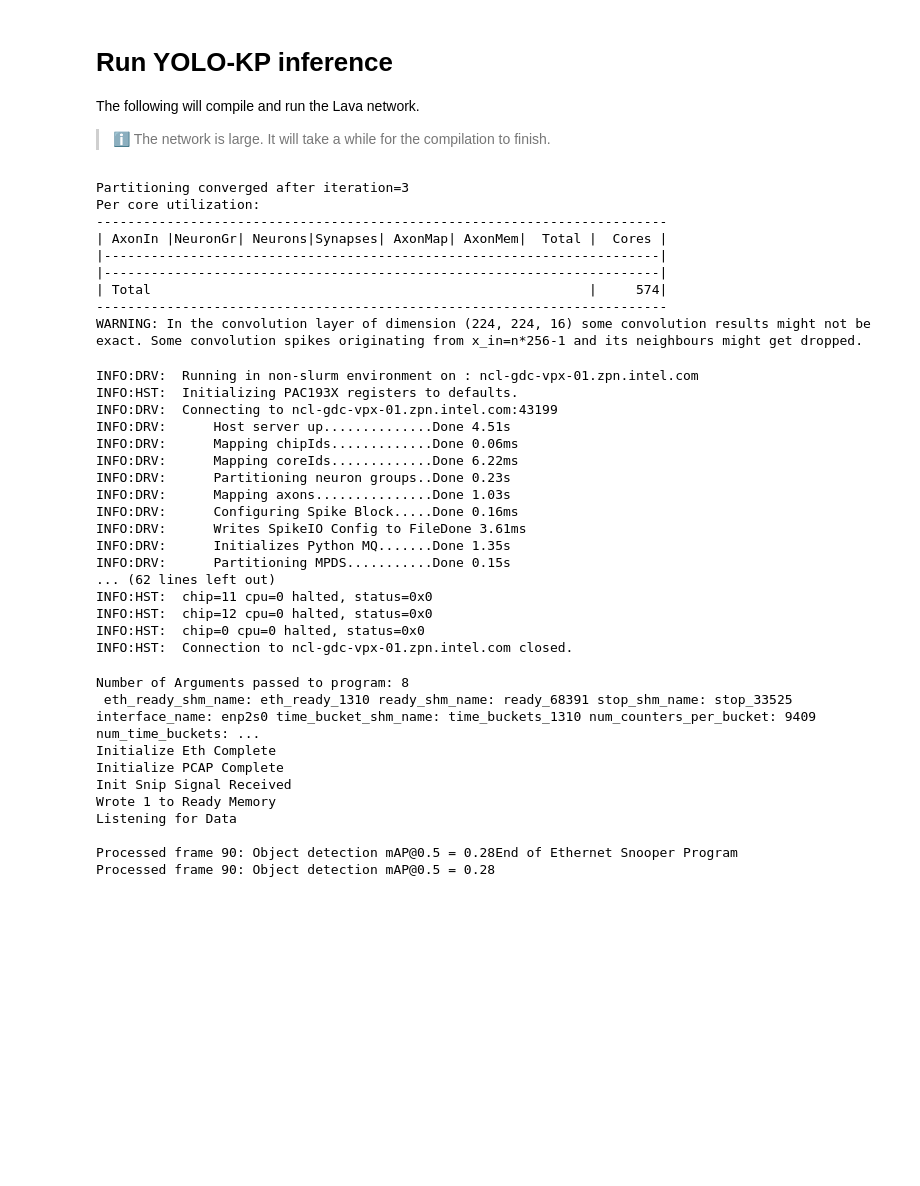
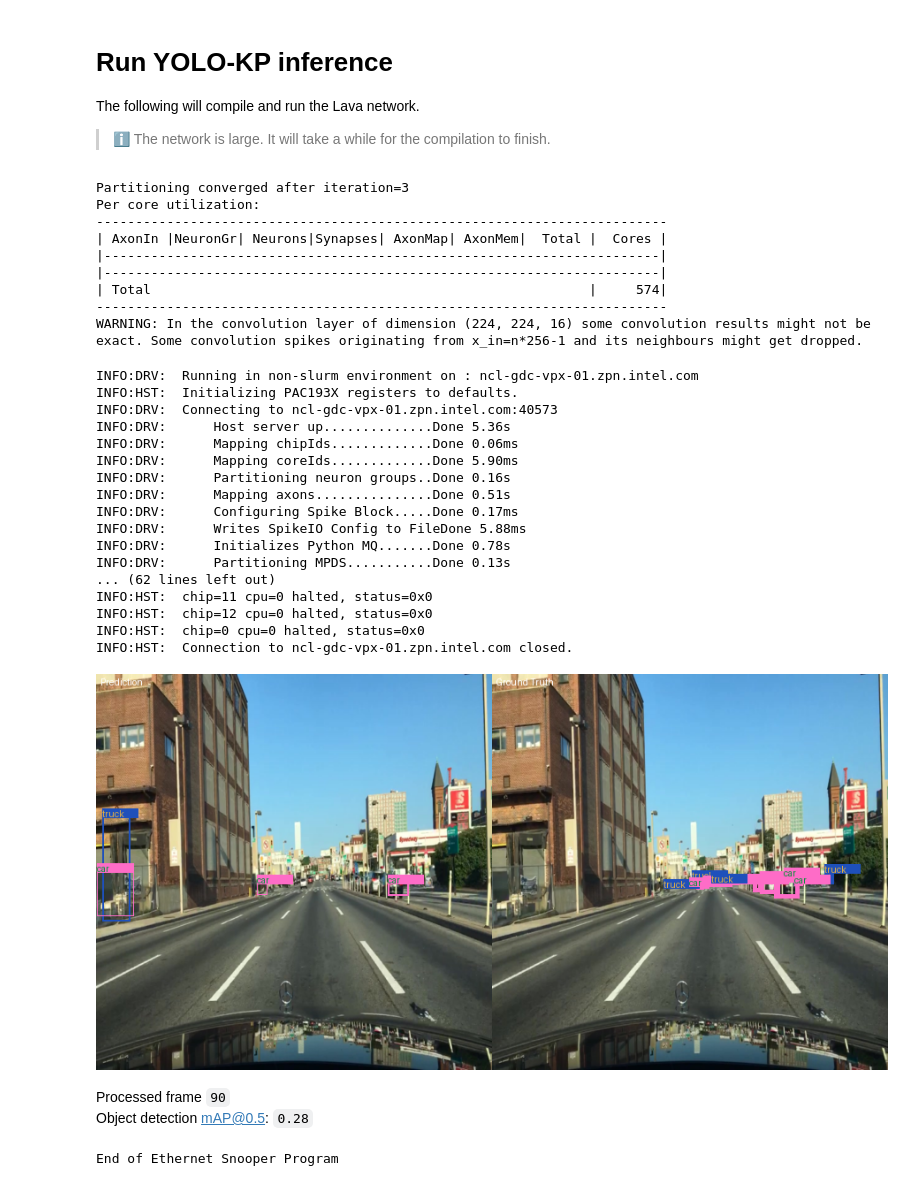
Before and after one commit to lava-nc/lava-dl, a Jupyter notebook: tutorials/lava/lib/dl/netx/yolo_kp/run_eth.ipynb, the cells around one changed output. Cells and saved outputs as stored; diff of their text form; code cells hidden in the pictures; blank space fills up the shorter version.

Commit message:
Cleaned up execution notebook for eth IO
Signed-off-by: bamsumit <bam_sumit@hotmail.com>

```diff
--- a/tutorials/lava/lib/dl/netx/yolo_kp/run_eth.ipynb
+++ b/tutorials/lava/lib/dl/netx/yolo_kp/run_eth.ipynb
@@ -145,12 +153,11 @@ yolo_predictor = YOLOPredictor(anchors=post_args.anchors, clamp_max=model_args.c
 
 `YOLOMonitor` is a flexible output visualization and evaluation module. It continuously evaluates the mAP score of the output predictions. It can also be passed a callable function that can be used to display. In this case it is a basic iPython display routine.
 # %%
+display = Display(default_size=(448 * 2, 448))
+
 def output_visualizer(annotated_frame, map_score, frame_idx):
-    # clear_output(wait=True)
-    # display(annotated_frame)
-    # print(f'Processed frame {frame_idx}')
-    # print(f'Object detection mAP@0.5 = {map_score:.2f}')
-    print(f'\rProcessed frame {frame_idx}: Object detection mAP@0.5 = {map_score:.2f}', end='')
+    display.push(frame=annotated_frame,
+                 msg=f'Processed frame `{frame_idx}`\nObject detection mAP@0.5: `{map_score:.2f}`')
 
 yolo_monitor = YOLOMonitor(viz_fx=output_visualizer, class_list=test_set.classes)
 # %% [markdown]
@@ -215,19 +198,14 @@ run_condition = RunSteps(num_steps=num_steps, blocking=False)
 
 from lava.magma.core.model.py.model import PyLoihiModelToPyAsyncModel
 
-exception_proc_model_map = {# io.encoder.DeltaEncoder: io.encoder.PyDeltaEncoderModelDense,
-                            io.encoder.DeltaEncoder: PyLoihiModelToPyAsyncModel(io.encoder.PyDeltaEncoderModelDense),
+# Async processes for fastest possible execution
+exception_proc_model_map = {io.encoder.DeltaEncoder: PyLoihiModelToPyAsyncModel(io.encoder.PyDeltaEncoderModelDense),
                             io.injector.Injector: io.injector.PyLoihiInjectorModelAsync,
-                            io.extractor.Extractor: io.extractor.PyLoihiExtractorModelAsync,
-}
-
-# exception_proc_model_map = {io.encoder.DeltaEncoder: io.encoder.PyDeltaEncoderModelDense}
+                            io.extractor.Extractor: io.extractor.PyLoihiExtractorModelAsync,}
 
 if inference_args.loihi:
-    # exception_proc_model_map = {io.encoder.DeltaEncoder: io.encoder.PyDeltaEncoderModelSparse}
     run_config = Loihi2HwCfg(exception_proc_model_map=exception_proc_model_map)
 else:
-    # exception_proc_model_map = {io.encoder.DeltaEncoder: io.encoder.PyDeltaEncoderModelDense}
     run_config = Loihi2SimCfg(select_tag='fixed_pt',
                               exception_proc_model_map=exception_proc_model_map)
 # %% [markdown]
@@ -266,16 +229,16 @@ Per core utilization:
 WARNING: In the convolution layer of dimension (224, 224, 16) some convolution results might not be exact. Some convolution spikes originating from x_in=n*256-1 and its neighbours might get dropped.
 INFO:DRV:  Running in non-slurm environment on : ncl-gdc-vpx-01.zpn.intel.com
 INFO:HST:  Initializing PAC193X registers to defaults.
-INFO:DRV:  Connecting to ncl-gdc-vpx-01.zpn.intel.com:43199
-INFO:DRV:      Host server up..............Done 4.51s
+INFO:DRV:  Connecting to ncl-gdc-vpx-01.zpn.intel.com:40573
+INFO:DRV:      Host server up..............Done 5.36s
 INFO:DRV:      Mapping chipIds.............Done 0.06ms
-INFO:DRV:      Mapping coreIds.............Done 6.22ms
-INFO:DRV:      Partitioning neuron groups..Done 0.23s
-INFO:DRV:      Mapping axons...............Done 1.03s
-INFO:DRV:      Configuring Spike Block.....Done 0.16ms
-INFO:DRV:      Writes SpikeIO Config to FileDone 3.61ms
-INFO:DRV:      Initializes Python MQ.......Done 1.35s
-INFO:DRV:      Partitioning MPDS...........Done 0.15s
+INFO:DRV:      Mapping coreIds.............Done 5.90ms
+INFO:DRV:      Partitioning neuron groups..Done 0.16s
+INFO:DRV:      Mapping axons...............Done 0.51s
+INFO:DRV:      Configuring Spike Block.....Done 0.17ms
+INFO:DRV:      Writes SpikeIO Config to FileDone 5.88ms
+INFO:DRV:      Initializes Python MQ.......Done 0.78s
+INFO:DRV:      Partitioning MPDS...........Done 0.13s
 ... (62 lines left out)
 INFO:HST:  chip=11 cpu=0 halted, status=0x0
 INFO:HST:  chip=12 cpu=0 halted, status=0x0
@@ -313,32 +278,23 @@ r_th = threading.Thread(target=receiver_thread, args=(receiver, r_q, num_steps))
 # %%
 s_th.start()
 r_th.start()
+display.start()
 
 for t in range(num_steps):
     frame, annotation, raw_frame = data_gen()
     frame = quantize(frame)
     frame = encoder(frame)
 
     s_q.put(frame)
     r_q.put((annotation, raw_frame))
 
-# for frame, annotation, raw_frame in processed_frames:
-#     s_q.put(frame)
-#     r_q.put((annotation, raw_frame))
-
 s_th.join()
 r_th.join()
+display.stop()
 
 sender.wait()
 sender.stop()
 # %% [output]
+[figure, added]
+Processed frame `90`<br>Object detection mAP@0.5: `0.28`
-Number of Arguments passed to program: 8
- eth_ready_shm_name: eth_ready_1310 ready_shm_name: ready_68391 stop_shm_name: stop_33525 interface_name: enp2s0 time_bucket_shm_name: time_buckets_1310 num_counters_per_bucket: 9409 num_time_buckets: ...
-Initialize Eth Complete
-Initialize PCAP Complete
-Init Snip Signal Received
-Wrote 1 to Ready Memory
-Listening for Data
-
-Processed frame 90: Object detection mAP@0.5 = 0.28End of Ethernet Snooper Program
-Processed frame 90: Object detection mAP@0.5 = 0.28
+End of Ethernet Snooper Program
```
Also changed, not shown: parts of 8 cells of this notebook, 2 other files.
